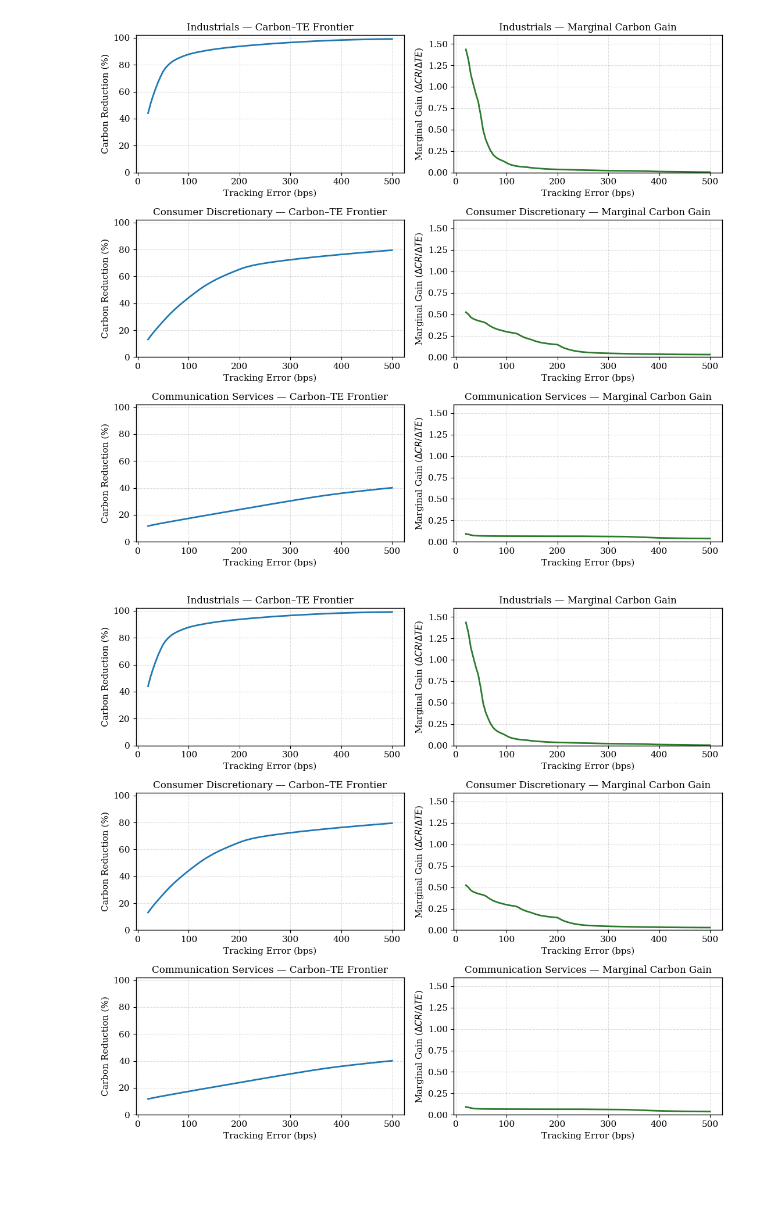
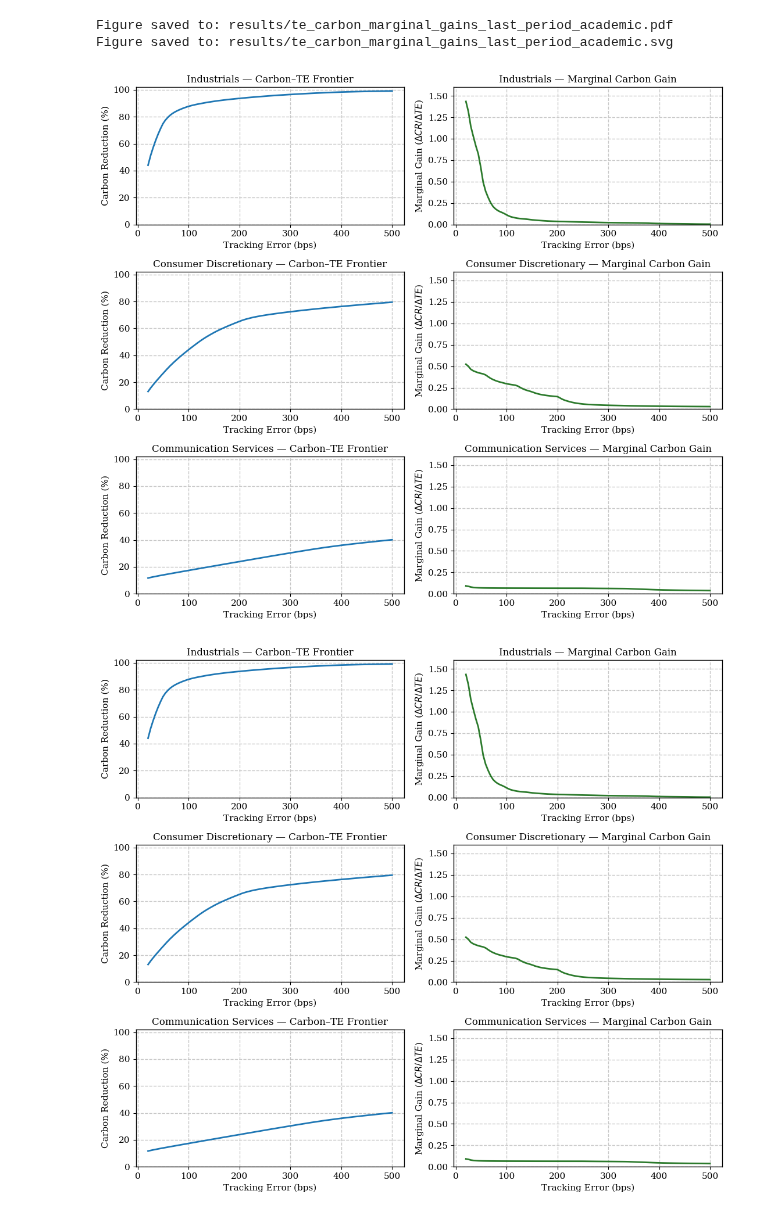
Before and after one commit to rebecca-di-francesco-bfh/sectoral-decarbonization, a Jupyter notebook: visualize_te_carbon_frontiers.ipynb, the cells around one changed output. Saved outputs shown, nothing was run; the diff lists cells and outputs as text; code cells hidden in the pictures; blank space fills up the shorter version.

Commit message:
Added svg format

```diff
--- a/visualize_te_carbon_frontiers.ipynb
+++ b/visualize_te_carbon_frontiers.ipynb
@@ -13,6 +15,12 @@ Figure saved to: results/te_carbon_frontiers_all_periods.pdf
 [figure]
-# %%
-plot_te_carbon_marginal_gains(sectors_to_plot= ['Industrials', 'Consumer Discretionary','Communication Services'], output_path="results/te_carbon_marginal_gains_last_period_academic.pdf",)
-# %% [output]
-[figure, removed]
-[figure, removed]
+# %%
+sectors = ['Industrials', 'Consumer Discretionary', 'Communication Services']
+
+plot_te_carbon_marginal_gains(sectors_to_plot=sectors,
+    output_path="results/te_carbon_marginal_gains_last_period_academic",
+    formats=("pdf", "svg"))
+# %% [output]
+Figure saved to: results/te_carbon_marginal_gains_last_period_academic.pdf
+Figure saved to: results/te_carbon_marginal_gains_last_period_academic.svg
+[figure, added]
+[figure, added]
```
Also changed, not shown: parts of 1 cell of this notebook, 3 other files.
